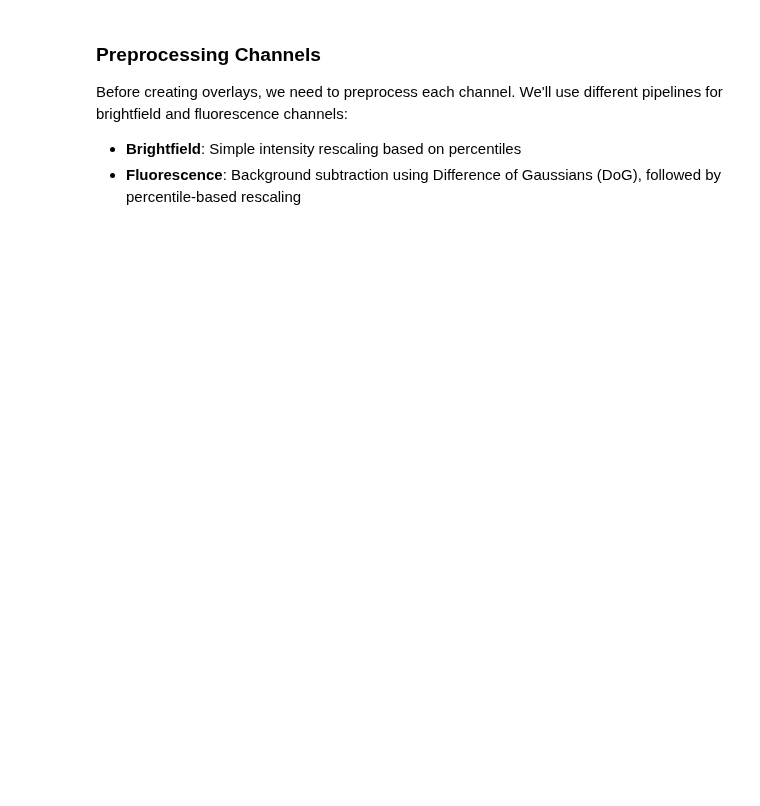
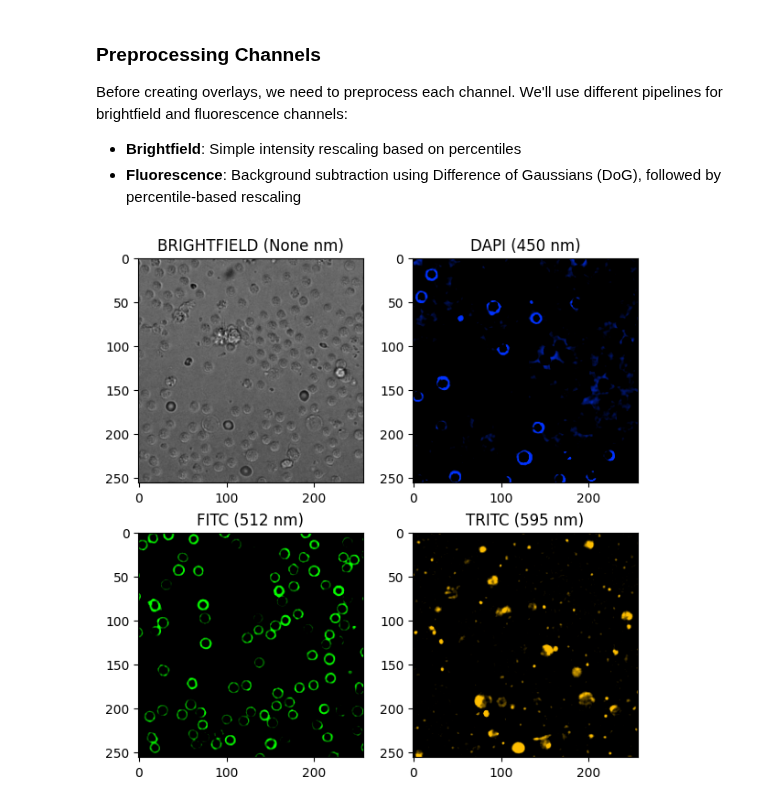
Before and after one commit to Arcadia-Science/arcadia-microscopy-tools, a Jupyter notebook: docs/examples/fluorescence_overlays.ipynb, the cells around one changed output. Cells and saved outputs as stored; diff of their text form; code cells hidden in the pictures; blank space fills up the shorter version.

```diff
--- a/docs/examples/fluorescence_overlays.ipynb
+++ b/docs/examples/fluorescence_overlays.ipynb
@@ -65,2 +45,42 @@ for channel in image.channels:
+# %%
+from arcadia_microscopy_tools.blending import _build_colormap
+
+preprocess_bf = Pipeline(
+    [ImageOperation(rescale_by_percentile, percentile_range=(0, 100))],
+    preserve_dtype=False,
+)
+preprocess_fluor = Pipeline(
+    [
+        ImageOperation(subtract_background_dog, percentile=90),
+        ImageOperation(rescale_by_percentile, percentile_range=(1, 99)),
+    ],
+    preserve_dtype=False,
+)
+
+preprocessed_intensities = {
+    ch: image.apply_pipeline(
+        preprocess_fluor if ch.excitation_nm is not None else preprocess_bf, ch
+    )
+    for ch in image.channels
+}
+
+ncols = 2
+nrows = len(image.channels) // ncols
+fig, axes = plt.subplots(
+    nrows=nrows,
+    ncols=ncols,
+    figsize=(3 * ncols, 3 * nrows),
+    layout="constrained",
+)
+
+for i, channel in enumerate(image.channels):
+    intensities = preprocessed_intensities[channel]
+    cmap = _build_colormap(channel.color, zero_transparent=False)
+
+    ax = axes.flat[i]
+    _ = ax.imshow(intensities, cmap=cmap)
+    _ = ax.set_title(f"{channel.name} ({channel.emission_nm} nm)")
+# %% [output]
+[figure, added]
 # %% [markdown]
 ### Creating a composite fluorescence overlay from each channel
```
Also changed, not shown: parts of 9 cells of this notebook.
